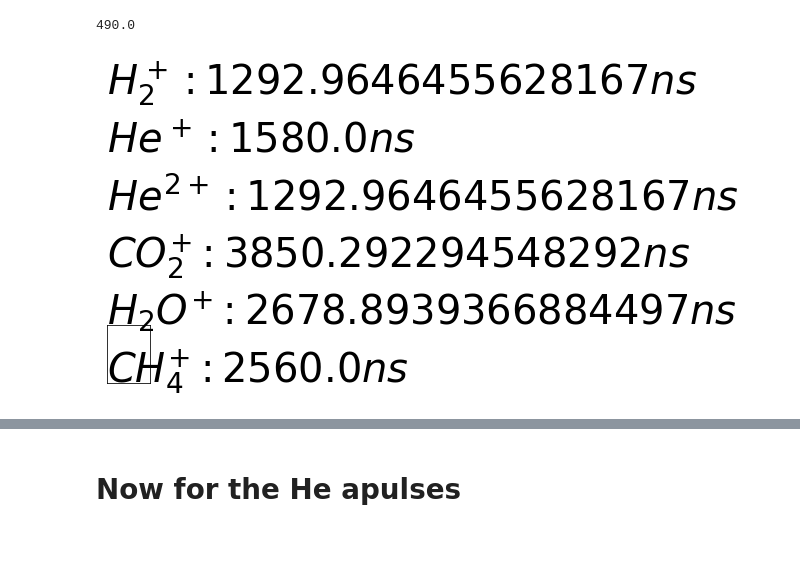
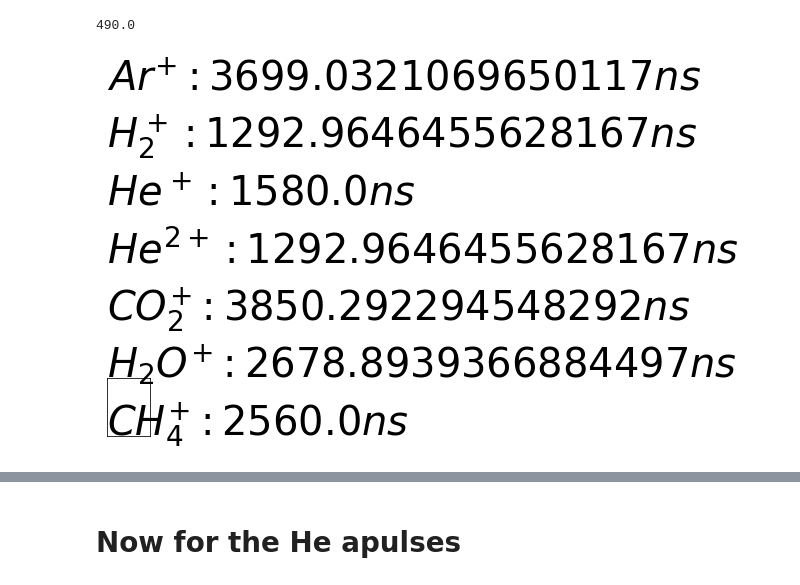
Before and after one commit to TomoPavicic/PMT-ShapeAnalysis, a Jupyter notebook: pmt_he_study/summary_files/modelling_book.ipynb, the cells around one changed output, grey strips where cells are left out. Cells and saved outputs as stored; diff of their text form; code cells hidden in the pictures; blank space fills up the shorter version.

```diff
--- a/pmt_he_study/summary_files/modelling_book.ipynb
+++ b/pmt_he_study/summary_files/modelling_book.ipynb
@@ -256,30 +256,33 @@ print(k)
 # %%
 t_H2_1 = k * np.sqrt(2/1)
 t_He_1 = k * np.sqrt(4/1)
 t_He_2 = k * np.sqrt(4/2)
 t_CO2_1 = k * np.sqrt(44/1)
 t_H20_1 = k * np.sqrt(18/1)
 t_CH4_1 = k * np.sqrt(16/1)
+t_Ar_1 = k * np.sqrt(40/1)
 
 a = "H_2^+ : " + str(t_H2_1 + 600) + ' ns'
 b = "He^+ :" + str(t_He_1 + 600) + ' ns'
 c = "He^{2+} :" + str(t_He_2 + 600) + ' ns'
 d = "CO_2^{+} :" + str(t_CO2_1 + 600) + ' ns'
 e = "H_2O^{+} :" + str(t_H20_1 + 600) + ' ns'
 f = "CH_4^{+} :" + str(t_CH4_1 + 600) + ' ns'
+g = "Ar^{+} :" + str(t_Ar_1 + 600) + ' ns'
 
 ax = plt.axes([0,0,0.1,0.2])
 plt.text(0,5,'$%s$' %a,size=40)
 plt.text(0,4,'$%s$' %b,size=40)
 plt.text(0,3,'$%s$' %c,size=40)
 plt.text(0,2,'$%s$' %d,size=40)
 plt.text(0,1,'$%s$' %e,size=40)
 plt.text(0,0,'$%s$' %f,size=40)
+plt.text(0,6,'$%s$' %g,size=40)
 ax.set_xticks([])
 ax.set_yticks([])
 plt.show()
 # %% [output]
-[figure, old version]
+[figure, new version]
 # %%
 V = 4*np.pi*(4*0.0254)**3/6
 l = 0.001
```
Also changed, not shown: parts of 4 cells of this notebook, 2 other files.
